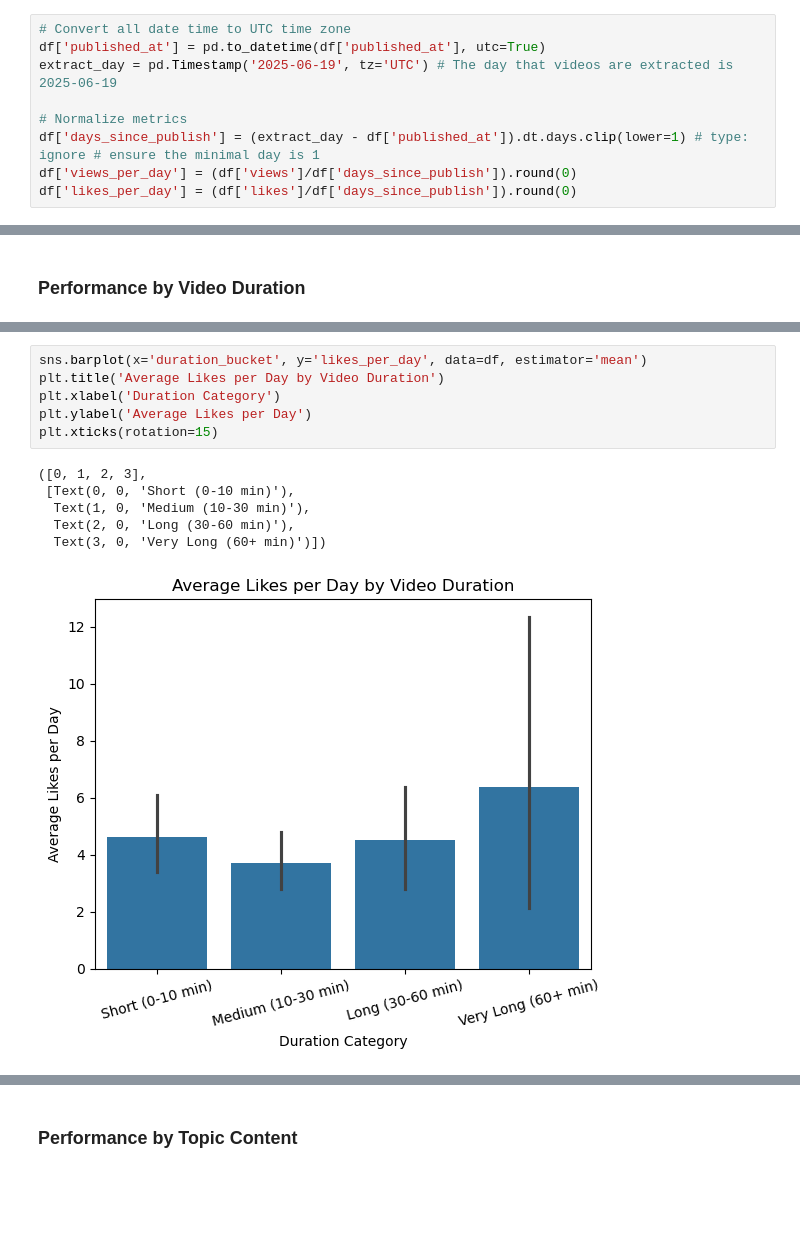
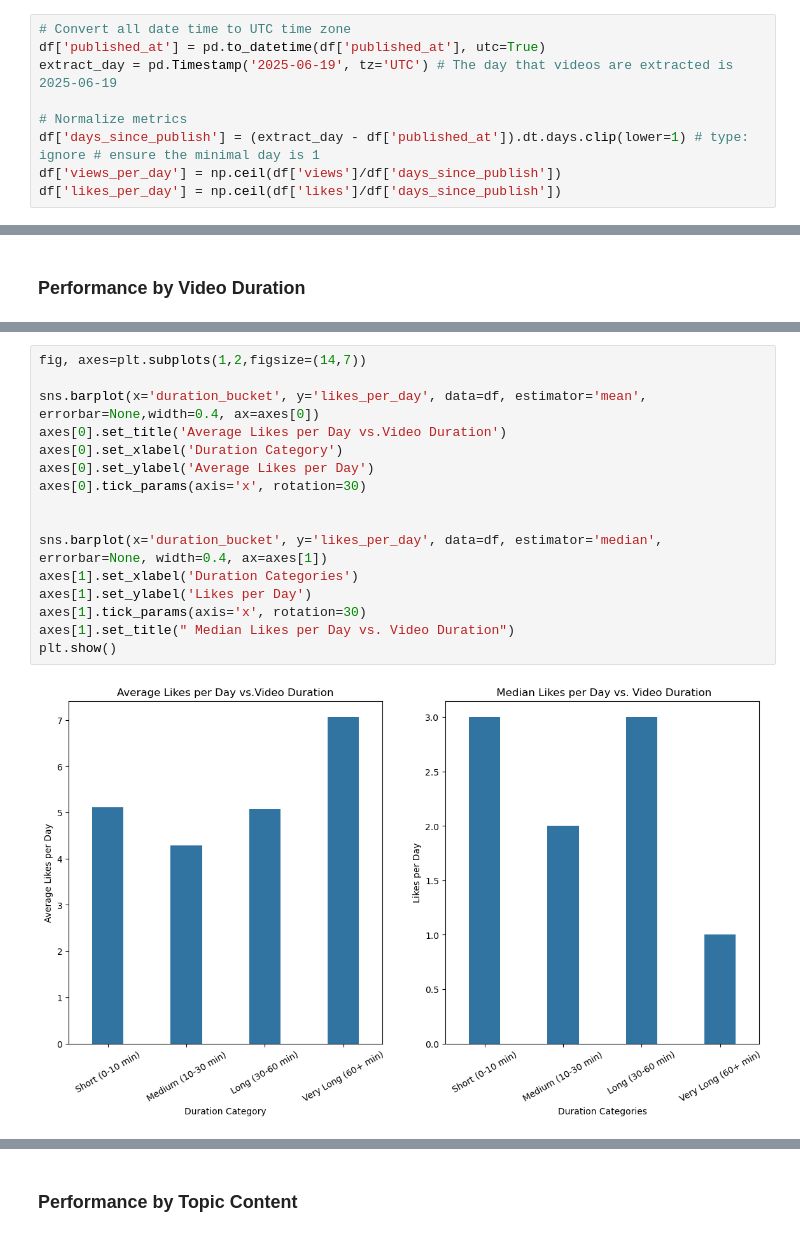
Before and after one commit to LiLuo086/alex-the-analyst-youtube-analysis, a Jupyter notebook: eda.ipynb, the cells around one changed output, grey strips where cells are left out. Saved outputs shown, nothing was run; the diff lists cells and outputs as text; blank space fills up the shorter version.

```diff
--- a/eda.ipynb
+++ b/eda.ipynb
@@ -83,8 +84,8 @@ extract_day = pd.Timestamp('2025-06-19', tz='UTC') # The day that videos are ext
 
 # Normalize metrics
 df['days_since_publish'] = (extract_day - df['published_at']).dt.days.clip(lower=1) # type: ignore # ensure the minimal day is 1
-df['views_per_day'] = (df['views']/df['days_since_publish']).round(0)
-df['likes_per_day'] = (df['likes']/df['days_since_publish']).round(0)
+df['views_per_day'] = np.ceil(df['views']/df['days_since_publish'])
+df['likes_per_day'] = np.ceil(df['likes']/df['days_since_publish'])
 # %% [markdown]
 ### Binning Video Length
 # %%
@@ -453,13 +434,18 @@ Text(0.5, 1.0, 'Video Duration vs Views per Day ')
 # %%
-sns.barplot(x='duration_bucket', y='likes_per_day', data=df, estimator='mean')
-plt.title('Average Likes per Day by Video Duration')
-plt.xlabel('Duration Category')
-plt.ylabel('Average Likes per Day')
-plt.xticks(rotation=15)
+fig, axes=plt.subplots(1,2,figsize=(14,7))
+
+sns.barplot(x='duration_bucket', y='likes_per_day', data=df, estimator='mean', errorbar=None,width=0.4, ax=axes[0])
+axes[0].set_title('Average Likes per Day vs.Video Duration')
+axes[0].set_xlabel('Duration Category')
+axes[0].set_ylabel('Average Likes per Day')
+axes[0].tick_params(axis='x', rotation=30)
+
+
+sns.barplot(x='duration_bucket', y='likes_per_day', data=df, estimator='median', errorbar=None, width=0.4, ax=axes[1])
+axes[1].set_xlabel('Duration Categories')
+axes[1].set_ylabel('Likes per Day')
+axes[1].tick_params(axis='x', rotation=30)
+axes[1].set_title(" Median Likes per Day vs. Video Duration")
+plt.show()
 # %% [output]
-([0, 1, 2, 3],
- [Text(0, 0, 'Short (0-10 min)'),
-  Text(1, 0, 'Medium (10-30 min)'),
-  Text(2, 0, 'Long (30-60 min)'),
-  Text(3, 0, 'Very Long (60+ min)')])
-[figure, old version]
+[figure, new version]
```
Also changed, not shown: parts of 27 cells of this notebook.
